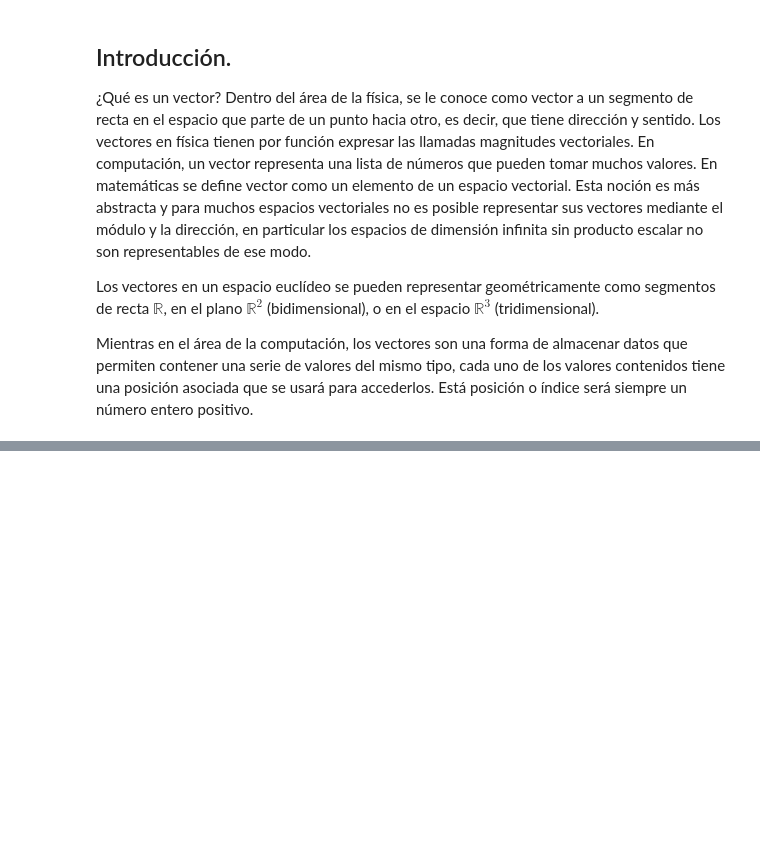
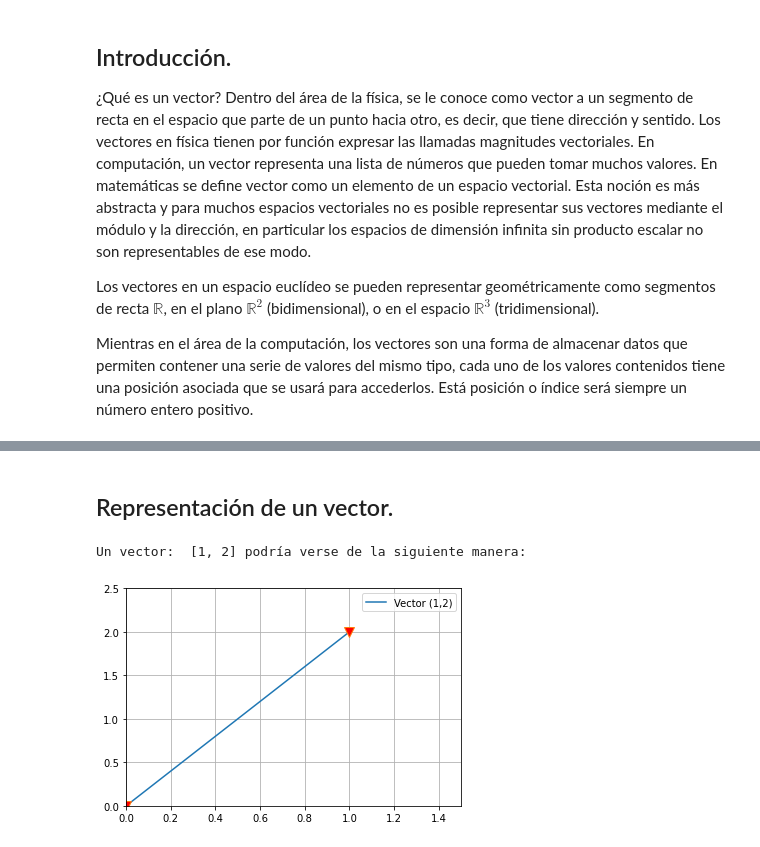
Before and after one commit to nataliasusana/R2-ya-actualizado-p1, a Jupyter notebook: Vectores/Vectores.ipynb, the cells around one changed output, grey strips where cells are left out. Cells and saved outputs as stored; diff of their text form; code cells hidden in the pictures; blank space fills up the shorter version.

Commit message:
Se terminó el notebook Vectores

```diff
--- a/Vectores/Vectores.ipynb
+++ b/Vectores/Vectores.ipynb
@@ -40,0 +232,14 @@ Describa el Subtema A para complementar el Tema 1 y describir conceptos importan
+# %% [markdown]
+## Representación de un vector.
+# %%
+vector = [1,2]
+print("Un vector: ", vector, "podría verse de la siguiente manera:")
+plt.plot([0,2], label="Vector (1,2)")
+plt.plot([0,2], "v", ms=10, mfc="red")
+plt.xlim([0,1.5])
+plt.ylim([0,2.5])
+plt.legend()
+plt.grid()
+# %% [output]
+Un vector:  [1, 2] podría verse de la siguiente manera:
+[figure, added]
```
Also changed, not shown: parts of 28 cells of this notebook.
